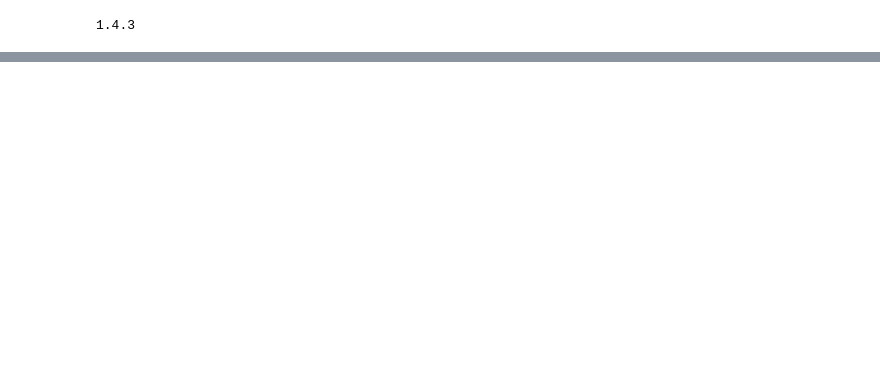
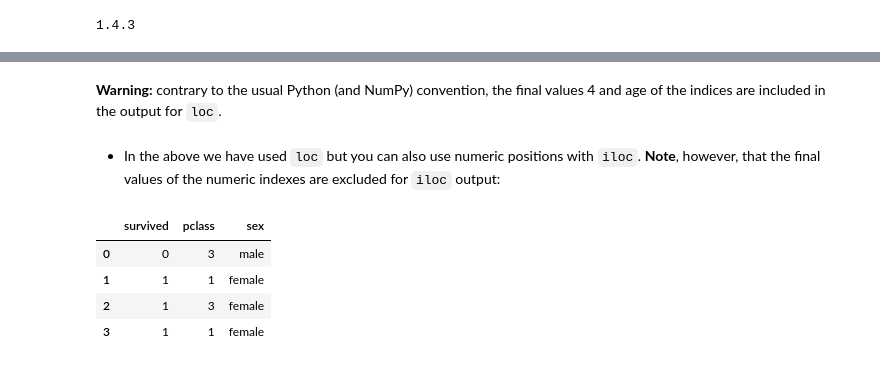
Before and after one commit to mbdfmad/fmad2223, a Jupyter notebook: 01a_test_your_setup.ipynb, the cells around one changed output, grey strips where cells are left out. Saved outputs shown, nothing was run; the diff lists cells and outputs as text; code cells hidden in the pictures; blank space fills up the shorter version.

```diff
--- a/01a_test_your_setup.ipynb
+++ b/01a_test_your_setup.ipynb
@@ -51,0 +245,12 @@ print(pd.__version__)
+# %% [markdown]
+**Warning:** contrary to the usual Python (and NumPy) convention, the final values 4 and age of the indices are included in the output for `loc`.
+# %% [markdown]
++ In the above we have used `loc` but you can also use numeric positions with `iloc`. **Note**, however, that the final values of the numeric indexes are excluded for `iloc` output:
+# %%
+titanic.iloc[:4, :3]
+# %% [output]
+|  | survived | pclass | sex |
+| 0 | 0 | 3 | male |
+| 1 | 1 | 1 | female |
+| 2 | 1 | 3 | female |
+| 3 | 1 | 1 | female |
```
Also changed, not shown: parts of 45 cells of this notebook, 3 other files.
